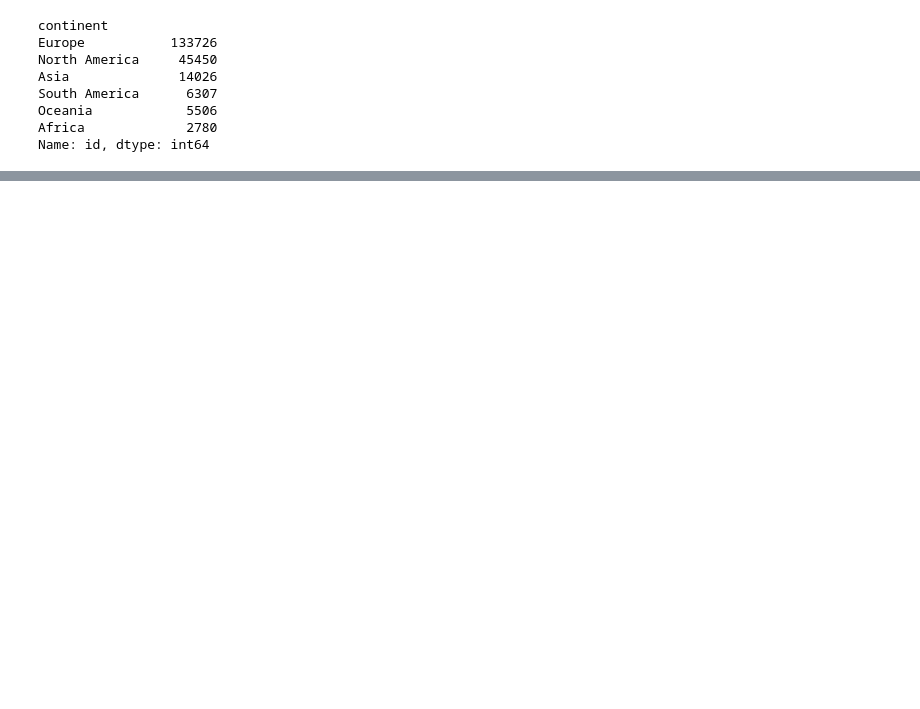
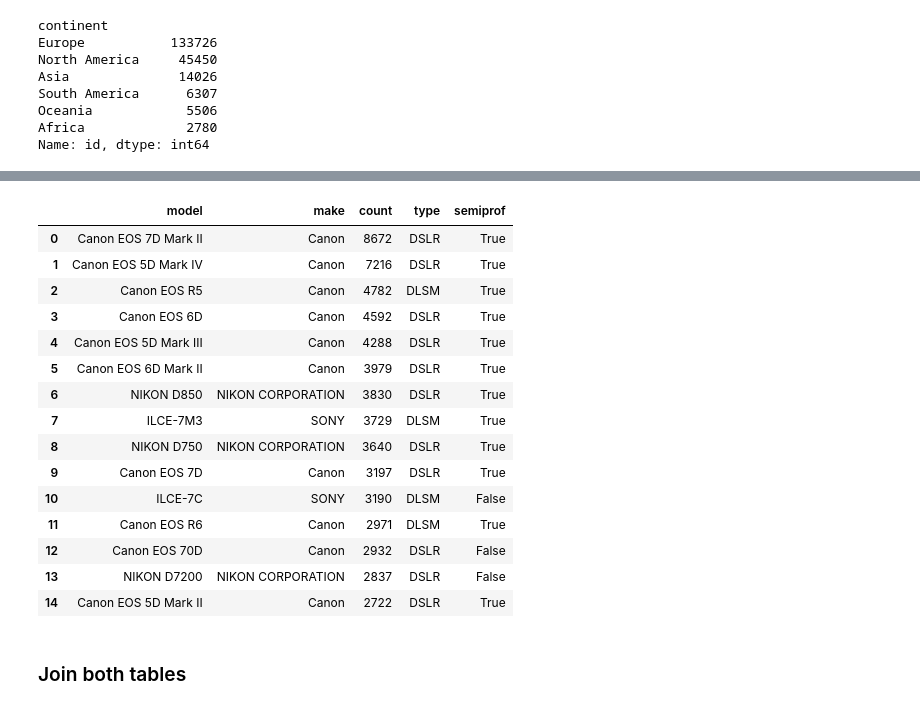
Before and after one commit to BrittaZa/Capstone_Flickr_Metadata, a Jupyter notebook: johannes_eda.ipynb, the cells around one changed output, grey strips where cells are left out. Cells and saved outputs as stored; diff of their text form; code cells hidden in the pictures; blank space fills up the shorter version.

```diff
--- a/johannes_eda.ipynb
+++ b/johannes_eda.ipynb
@@ -418,0 +585,4 @@ df.to_csv('./data/df_photo_exif_cleaned.csv')
+# %%
+df_cameras_top = pd.read_csv('data/df_cameras_top.csv', delimiter=';')
+df_cameras_top = df_cameras_top.drop('Unnamed: 0', axis=1)
+df_cameras_top.semiprof = df_cameras_top.semiprof.astype(bool)
@@ -418,0 +604,21 @@ df.to_csv('./data/df_photo_exif_cleaned.csv')
+# %%
+df_cameras_top.head(15)
+# %% [output]
+|  | model | make | count | type | semiprof |
+| 0 | Canon EOS 7D Mark II | Canon | 8672 | DSLR | True |
+| 1 | Canon EOS 5D Mark IV | Canon | 7216 | DSLR | True |
+| 2 | Canon EOS R5 | Canon | 4782 | DLSM | True |
+| 3 | Canon EOS 6D | Canon | 4592 | DSLR | True |
+| 4 | Canon EOS 5D Mark III | Canon | 4288 | DSLR | True |
+| 5 | Canon EOS 6D Mark II | Canon | 3979 | DSLR | True |
+| 6 | NIKON D850 | NIKON CORPORATION | 3830 | DSLR | True |
+| 7 | ILCE-7M3 | SONY | 3729 | DLSM | True |
+| 8 | NIKON D750 | NIKON CORPORATION | 3640 | DSLR | True |
+| 9 | Canon EOS 7D | Canon | 3197 | DSLR | True |
+| 10 | ILCE-7C | SONY | 3190 | DLSM | False |
+| 11 | Canon EOS R6 | Canon | 2971 | DLSM | True |
+| 12 | Canon EOS 70D | Canon | 2932 | DSLR | False |
+| 13 | NIKON D7200 | NIKON CORPORATION | 2837 | DSLR | False |
+| 14 | Canon EOS 5D Mark II | Canon | 2722 | DSLR | True |
+# %% [markdown]
+### Join both tables
```
Also changed, not shown: parts of 24 cells of this notebook, 4 other files.
